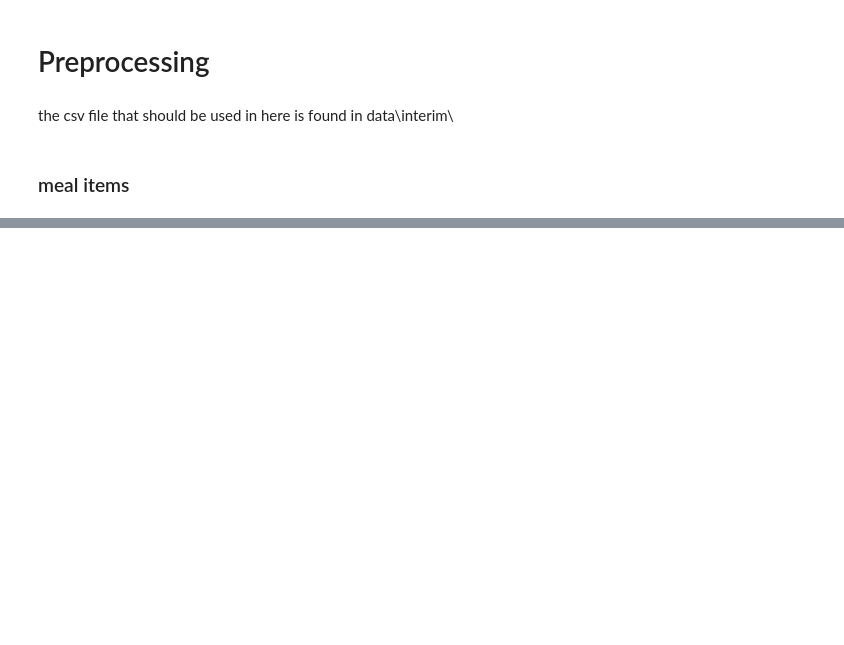
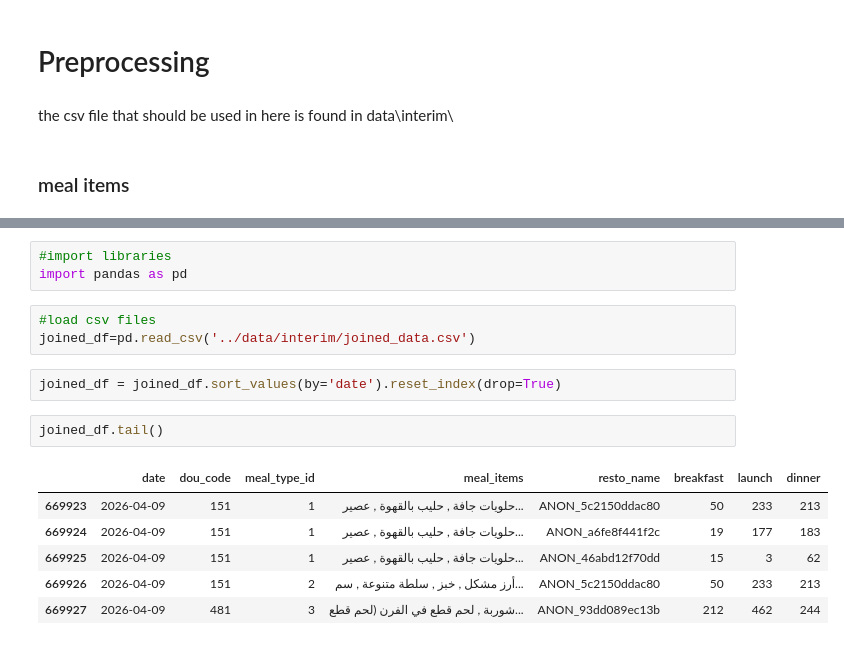
Before and after one commit to aziziabdallahesmail-ensia/IntelliCanteen, a Jupyter notebook: intellicanteen/notebooks/preprocessing and feature engineering.ipynb, the cells around one changed output, grey strips where cells are left out. Cells and saved outputs as stored; diff of their text form; blank space fills up the shorter version.

```diff
--- a/intellicanteen/notebooks/preprocessing and feature engineering.ipynb
+++ b/intellicanteen/notebooks/preprocessing and feature engineering.ipynb
@@ -164,0 +7,17 @@ Compressing embeddings to 2D using t-SNE... (this may take a minute)
+# %%
+#import libraries
+import pandas as pd
+# %%
+#load csv files
+joined_df=pd.read_csv('../data/interim/joined_data.csv')
+# %%
+joined_df = joined_df.sort_values(by='date').reset_index(drop=True)
+# %%
+joined_df.tail()
+# %% [output]
+|  | date | dou_code | meal_type_id | meal_items | resto_name | breakfast | launch | dinner |
+| 669923 | 2026-04-09 | 151 | 1 | حلويات جافة , حليب بالقهوة , عصير... | ANON_5c2150ddac80 | 50 | 233 | 213 |
+| 669924 | 2026-04-09 | 151 | 1 | حلويات جافة , حليب بالقهوة , عصير... | ANON_a6fe8f441f2c | 19 | 177 | 183 |
+| 669925 | 2026-04-09 | 151 | 1 | حلويات جافة , حليب بالقهوة , عصير... | ANON_46abd12f70dd | 15 | 3 | 62 |
+| 669926 | 2026-04-09 | 151 | 2 | أرز مشكل , خبز , سلطة متنوعة , سم... | ANON_5c2150ddac80 | 50 | 233 | 213 |
+| 669927 | 2026-04-09 | 481 | 3 | شوربة , لحم قطع في الفرن (لحم قطع... | ANON_93dd089ec13b | 212 | 462 | 244 |
```
Also changed, not shown: parts of 24 cells of this notebook, 2 other files.
